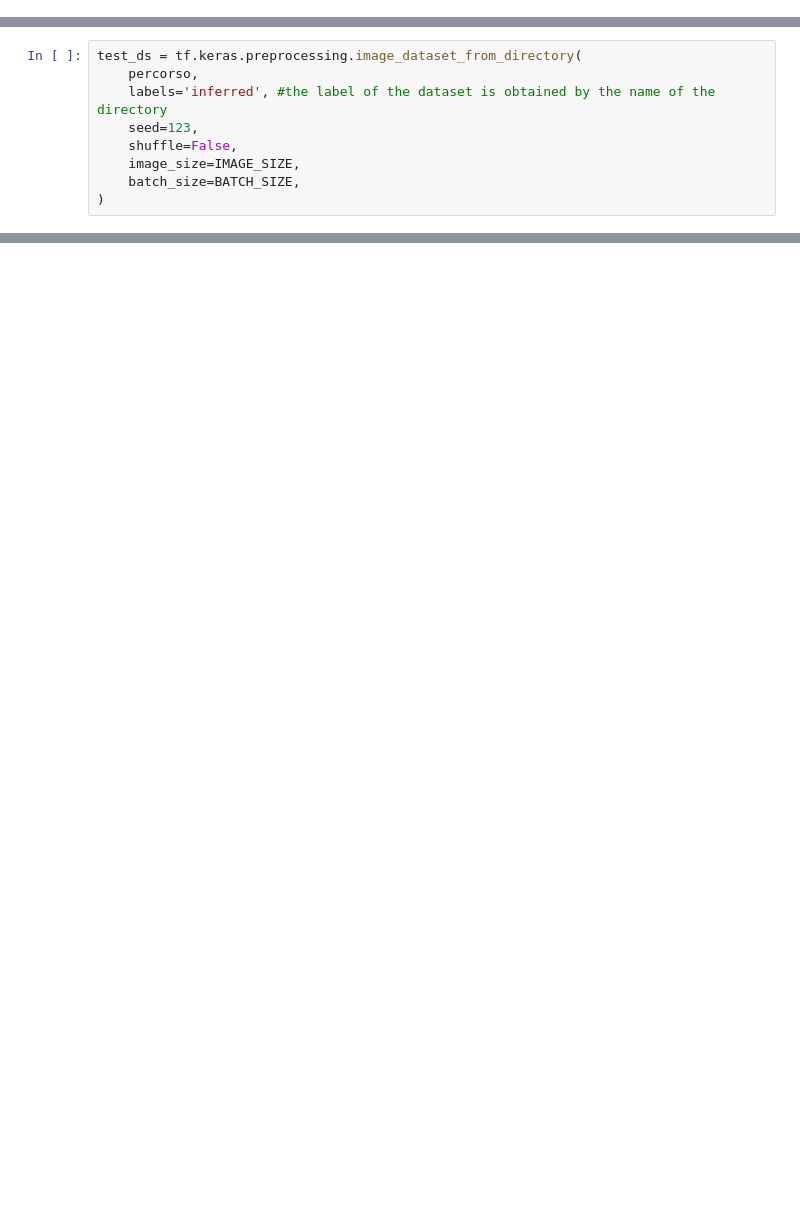
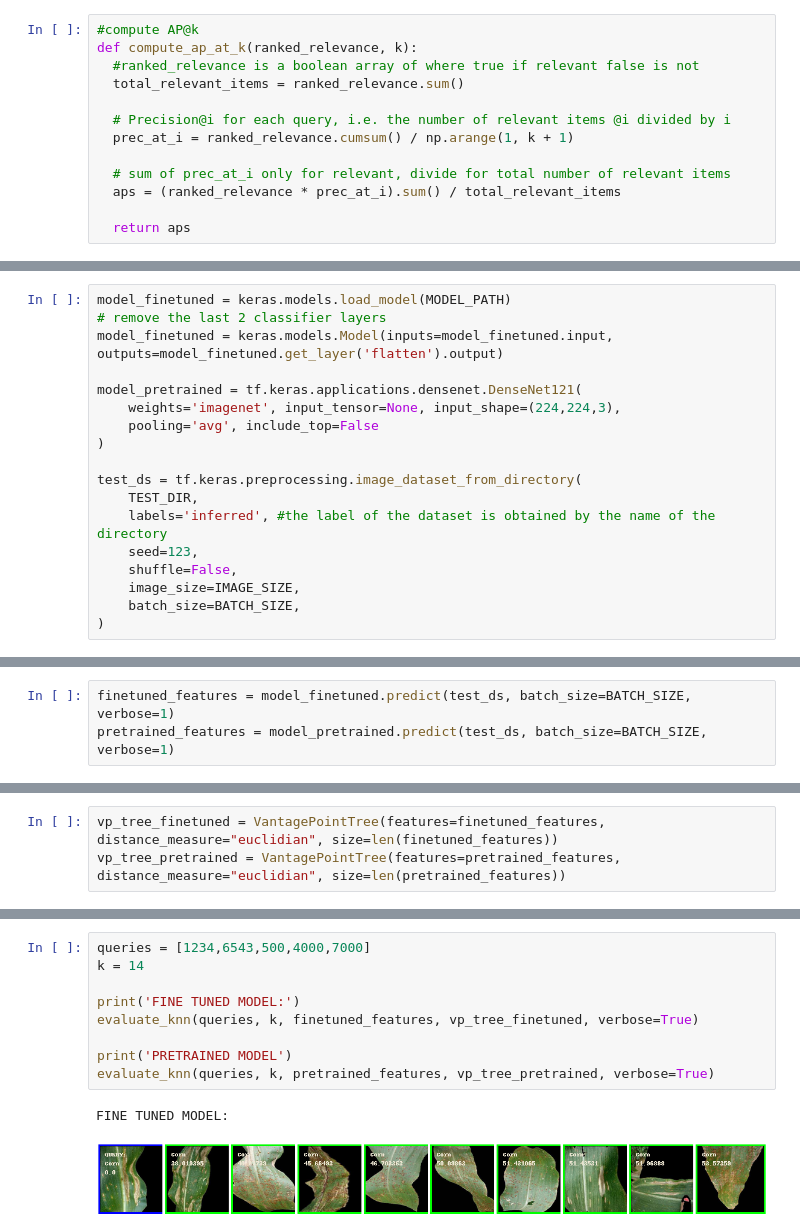
Before and after one commit to EdoardoMorucci/Plant-Leaves-Search-Engine---MIRCV, a Jupyter notebook: Performance_Evaluation.ipynb, the cells around one changed output, grey strips where cells are left out. Drawn from its saved outputs; the diff is of its cells as text; blank space fills up the shorter version.

```diff
--- a/Performance_Evaluation.ipynb
+++ b/Performance_Evaluation.ipynb
@@ -100,0 +70,13 @@ Output streaming troncato alle ultime 5000 righe.
+# %%
+#compute AP@k
+def compute_ap_at_k(ranked_relevance, k):
+  #ranked_relevance is a boolean array of where true if relevant false is not
+  total_relevant_items = ranked_relevance.sum()
+
+  # Precision@i for each query, i.e. the number of relevant items @i divided by i
+  prec_at_i = ranked_relevance.cumsum() / np.arange(1, k + 1)
+
+  # sum of prec_at_i only for relevant, divide for total number of relevant items
+  aps = (ranked_relevance * prec_at_i).sum() / total_relevant_items
+
+  return aps
@@ -101,6 +187,15 @@ Output streaming troncato alle ultime 5000 righe.
 # %%
+model_finetuned = keras.models.load_model(MODEL_PATH)
+# remove the last 2 classifier layers
+model_finetuned = keras.models.Model(inputs=model_finetuned.input, outputs=model_finetuned.get_layer('flatten').output)
+
+model_pretrained = tf.keras.applications.densenet.DenseNet121(
+    weights='imagenet', input_tensor=None, input_shape=(224,224,3),
+    pooling='avg', include_top=False
+)
+
 test_ds = tf.keras.preprocessing.image_dataset_from_directory(
-    percorso,
+    TEST_DIR,
     labels='inferred', #the label of the dataset is obtained by the name of the directory
     seed=123,
     shuffle=False,
@@ -109,0 +212,3 @@ test_ds = tf.keras.preprocessing.image_dataset_from_directory(
+# %%
+finetuned_features = model_finetuned.predict(test_ds, batch_size=BATCH_SIZE, verbose=1)
+pretrained_features = model_pretrained.predict(test_ds, batch_size=BATCH_SIZE, verbose=1)
@@ -109,0 +220,3 @@ test_ds = tf.keras.preprocessing.image_dataset_from_directory(
+# %%
+vp_tree_finetuned = VantagePointTree(features=finetuned_features, distance_measure="euclidian", size=len(finetuned_features))
+vp_tree_pretrained = VantagePointTree(features=pretrained_features, distance_measure="euclidian", size=len(pretrained_features))
@@ -109,0 +225,12 @@ test_ds = tf.keras.preprocessing.image_dataset_from_directory(
+# %%
+queries = [1234,6543,500,4000,7000]
+k = 14
+
+print('FINE TUNED MODEL:')
+evaluate_knn(queries, k, finetuned_features, vp_tree_finetuned, verbose=True)
+
+print('PRETRAINED MODEL')
+evaluate_knn(queries, k, pretrained_features, vp_tree_pretrained, verbose=True)
+# %% [output]
+FINE TUNED MODEL:
+[figure, added]
```
Also changed, not shown: parts of 41 cells of this notebook.
